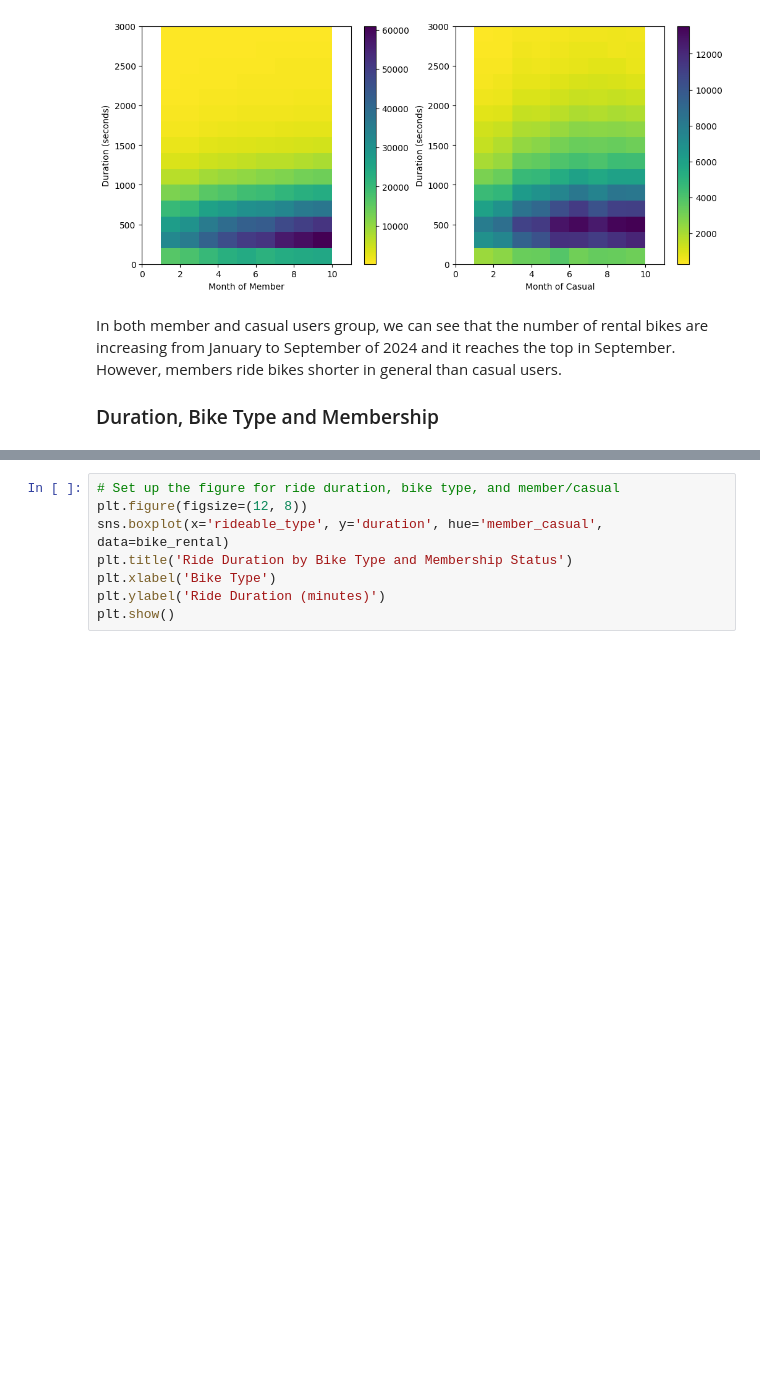
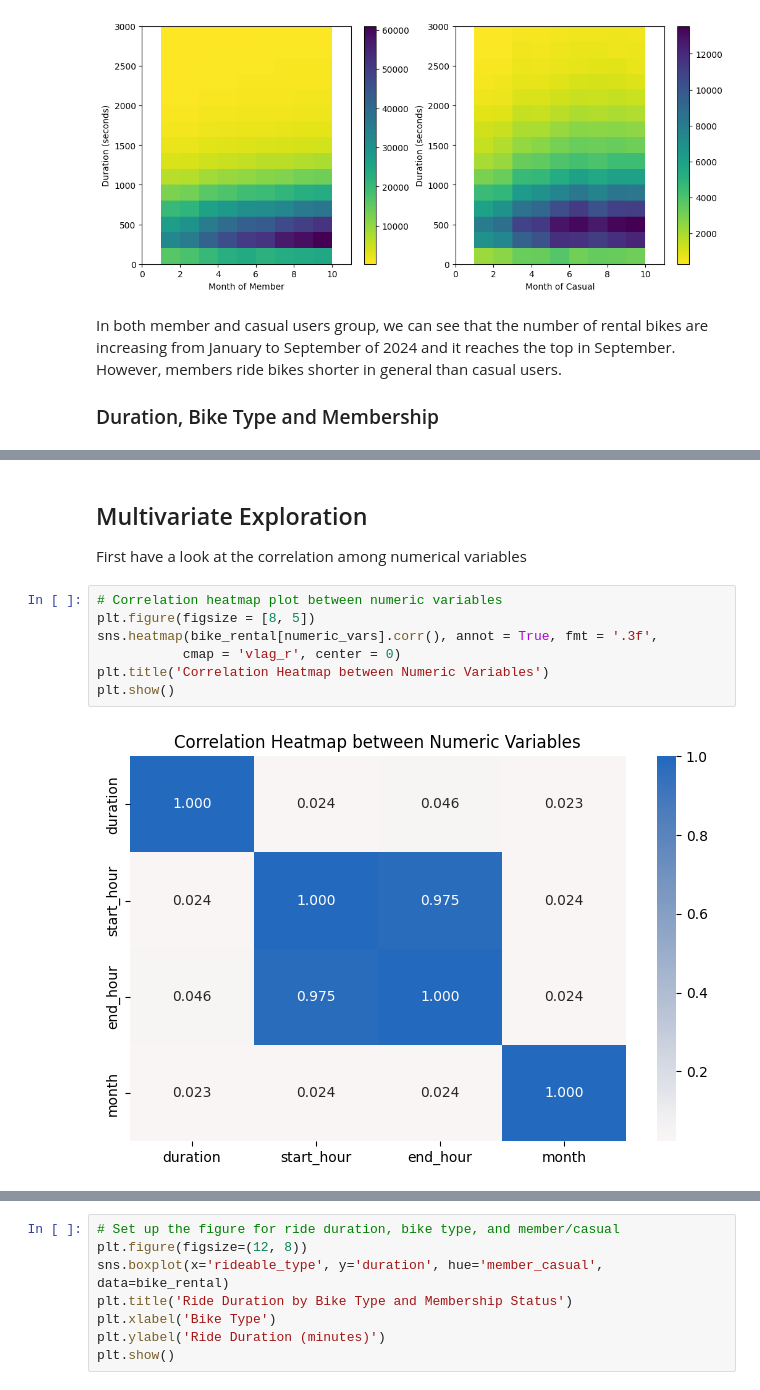
Before and after one commit to namvh145/final-project-nano-degree, a Jupyter notebook: Part_I_exploration_template.ipynb, the cells around one changed output, grey strips where cells are left out. Cells and saved outputs as stored; diff of their text form; blank space fills up the shorter version.

```diff
--- a/Part_I_exploration_template.ipynb
+++ b/Part_I_exploration_template.ipynb
@@ -601,0 +596,13 @@ In both member and casual users group, we can see that the number of rental bike
+# %% [markdown]
+## Multivariate Exploration
+
+First have a look at the correlation among numerical variables
+# %%
+# Correlation heatmap plot between numeric variables
+plt.figure(figsize = [8, 5])
+sns.heatmap(bike_rental[numeric_vars].corr(), annot = True, fmt = '.3f',
+           cmap = 'vlag_r', center = 0)
+plt.title('Correlation Heatmap between Numeric Variables')
+plt.show()
+# %% [output]
+[figure, added]
```
Also changed, not shown: parts of 12 cells of this notebook, 3 other files.
